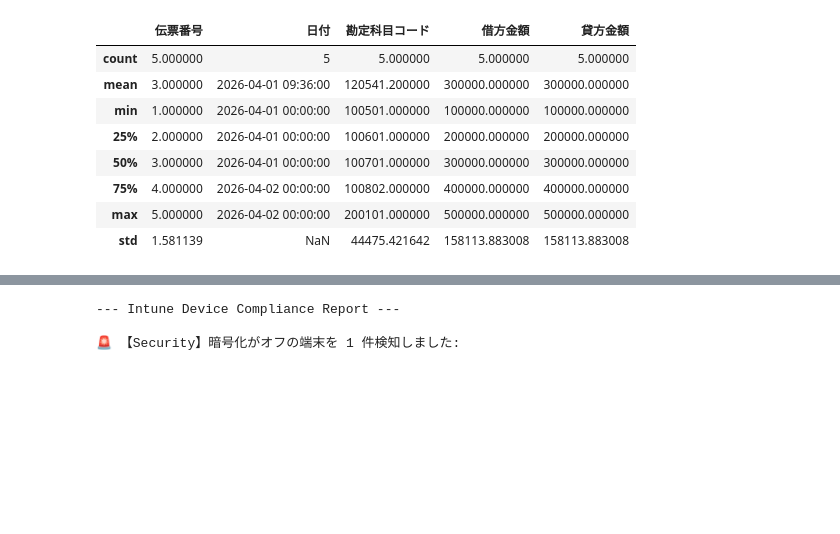
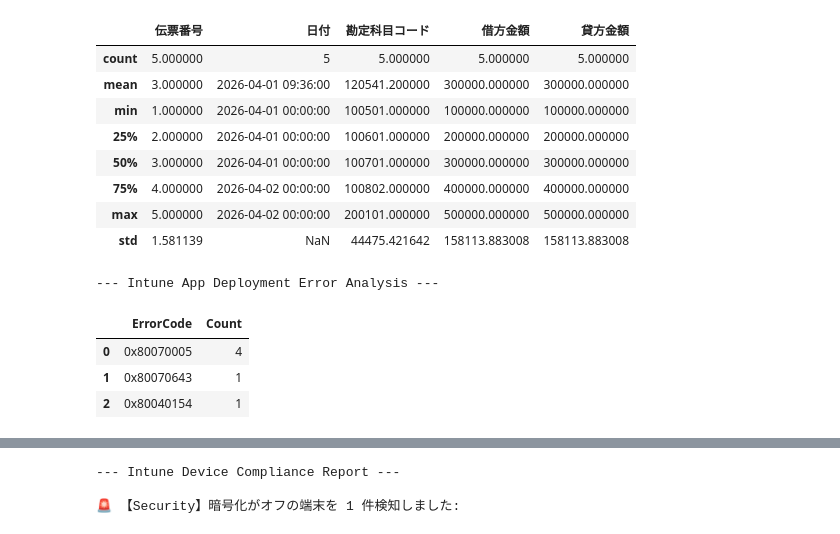
Before and after one commit to Koji-Accounting-Tech/D365-Finance-Data-Validator, a Jupyter notebook: D365_Data_Processing.ipynb, the cells around one changed output, grey strips where cells are left out. Saved outputs shown, nothing was run; the diff lists cells and outputs as text; code cells hidden in the pictures; blank space fills up the shorter version.

```diff
--- a/D365_Data_Processing.ipynb
+++ b/D365_Data_Processing.ipynb
@@ -31,3 +31,32 @@ display(df.describe())
 | 75% | 4.000000 | 2026-04-02 00:00:00 | 100802.000000 | 400000.000000 | 400000.000000 |
 | max | 5.000000 | 2026-04-02 00:00:00 | 200101.000000 | 500000.000000 | 500000.000000 |
 | std | 1.581139 | NaN | 44475.421642 | 158113.883008 | 158113.883008 |
+# %%
+import pandas as pd
+
+# 1. Intuneのアプリ配布ログ（模擬データ）
+log_data = {
+    'DeviceName': ['PC-01', 'PC-02', 'PC-03', 'PC-04', 'PC-05', 'PC-06'],
+    'App': ['Office365', 'Office365', 'Teams', 'Office365', 'VPN_Client', 'Office365'],
+    'ErrorCode': ['0x80070005', '0x80070643', '0x80070005', '0x80070005', '0x80040154', '0x80070005'],
+    'Message': ['Access Denied', 'Update Error', 'Access Denied', 'Access Denied', 'Class not reg', 'Access Denied']
+}
+df_logs = pd.DataFrame(log_data)
+
+# 2. エラーコードごとの集計
+error_summary = df_logs['ErrorCode'].value_counts().reset_index()
+error_summary.columns = ['ErrorCode', 'Count']
+
+# 3. 最も頻発しているエラーの特定
+top_error = error_summary.iloc[0]
+
+print("--- Intune App Deployment Error Analysis ---")
+display(error_summary)
+print(f"\n🚩 最優先調査対象: エラーコード '{top_error['ErrorCode']}' が {top_error['Count']} 件発生しています。")
+print("   → アクセス権限(Access Denied)の設定を見直す必要があります。")
+# %% [output]
+--- Intune App Deployment Error Analysis ---
+|  | ErrorCode | Count |
+| 0 | 0x80070005 | 4 |
+| 1 | 0x80070643 | 1 |
+| 2 | 0x80040154 | 1 |
```
Also changed, not shown: parts of 2 cells of this notebook.
